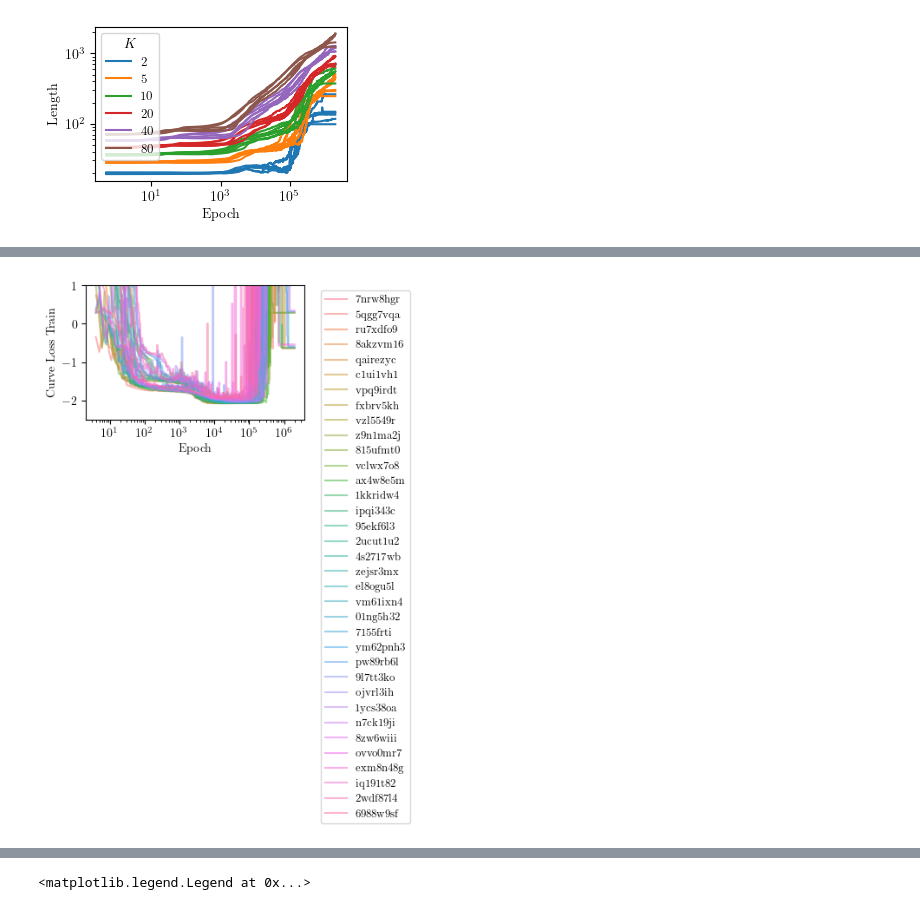
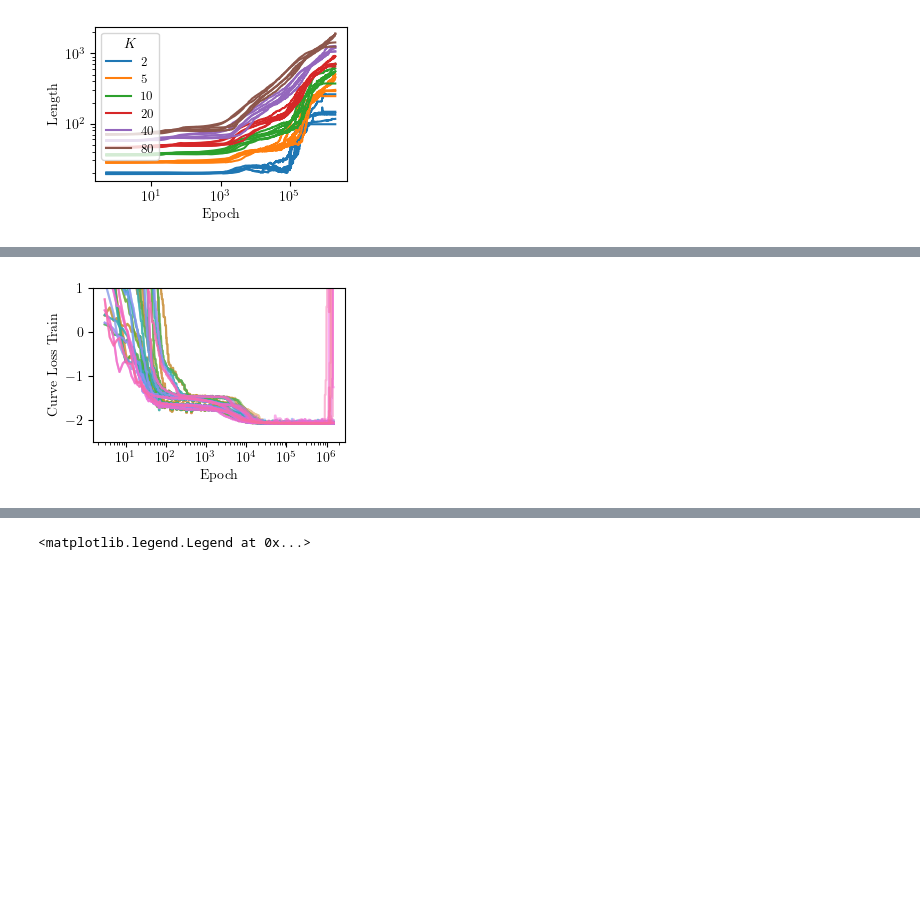
Before and after one commit to doldd/Paths-and-Ambient-Spaces, a Jupyter notebook: bezier_length_dnn.ipynb, the cells around one changed output, grey strips where cells are left out. Drawn from its saved outputs; the diff is of its cells as text; code cells hidden in the pictures; blank space fills up the shorter version.

```diff
--- a/bezier_length_dnn.ipynb
+++ b/bezier_length_dnn.ipynb
@@ -401,8 +401,8 @@ for c in df_clean.columns:
 api = wandb.Api()
 results = []
 
-for s in ["9ert25av", "dt842zq4"]: # adam
-# for s in ["3v6lgdgf", "wbd1wu3v"]:  # sgd
+# for s in ["9ert25av", "dt842zq4"]: # adam
+for s in ["3v6lgdgf", "wbd1wu3v"]:  # sgd
 # for s in ["xqdohkno",]:  # long adam
     t_run = tqdm(api.sweep(f"ddold/subspace_bezier_length_dnn/{s}").runs)
     t_run.set_description(s)
@@ -621,7 +621,9 @@ api = wandb.Api()
 results = []
 
 # for s in ["xqdohkno", 's0cak6eg']:  # long adam
-for s in ["eml6tnmw",]:  # long adam
+# for s in ["eml6tnmw",]:  # long adam -> used in current paper version
+# for s in ["fv21dvee",]:  # sgd uniform S optim
+for s in ["gkqgbtok",]:  # adam uniform S optim
     t_run = tqdm(api.sweep(f"ddold/subspace_bezier_length_dnn/{s}").runs)
     t_run.set_description(s)
     for run in t_run:
@@ -653,0 +672,3 @@ Skipping eternal-sweep-4 because it is not finished
+# %%
+df_epoch.dropna(inplace=True)
+df_epoch
@@ -751,16 +782,18 @@ ax.legend(title=r"$K$")
 # %%
 # df_epoch['loss_rolling'] = df_epoch['loss'].rolling(window=window).mean()
 sns.lineplot(data=df_epoch, x='epoch',
              y='log_rolling_loss', hue='Id', alpha=0.5)
 # plt.yscale('log')
 # plt.xscale('log')
 plt.ylabel("Curve Loss Train")
 plt.xlabel("Epoch")
 plt.ylim(-2.5, 1)
 plt.legend(bbox_to_anchor=(1.05, 1), loc='upper left')
+# legend off
+plt.legend().remove()
 plt.xscale('log')
 # %% [output]
-[figure, old version]
+[figure, new version]
 # %%
 sns.lineplot(data=df_epoch, x='epoch',
              y='log_rolling_valid_loss', hue='Id', alpha=0.5)
```
Also changed, not shown: parts of 18 cells of this notebook, 3 other files.
